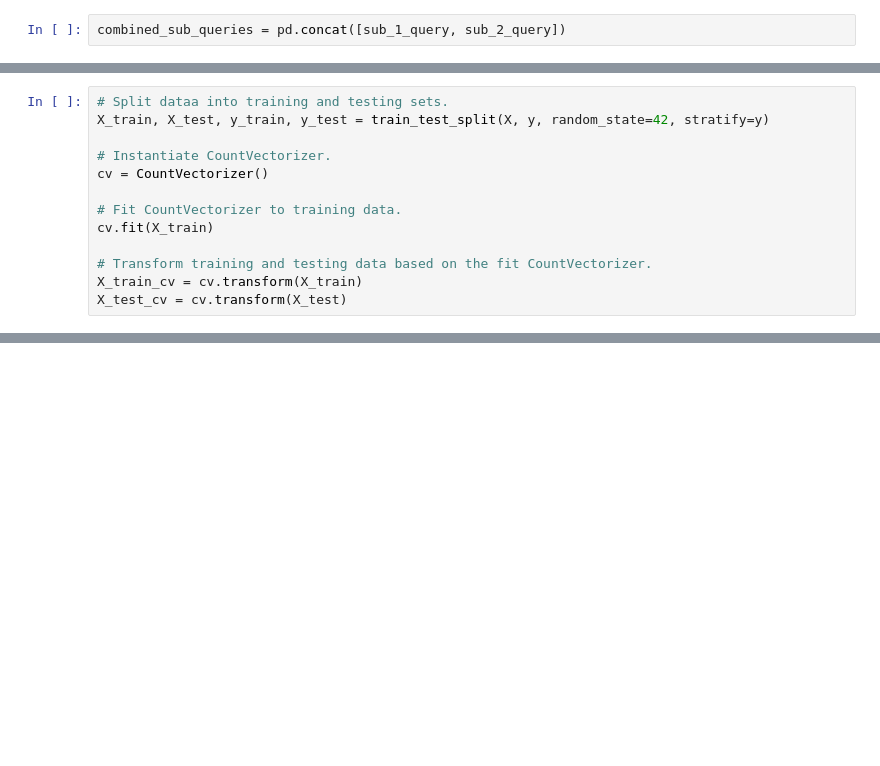
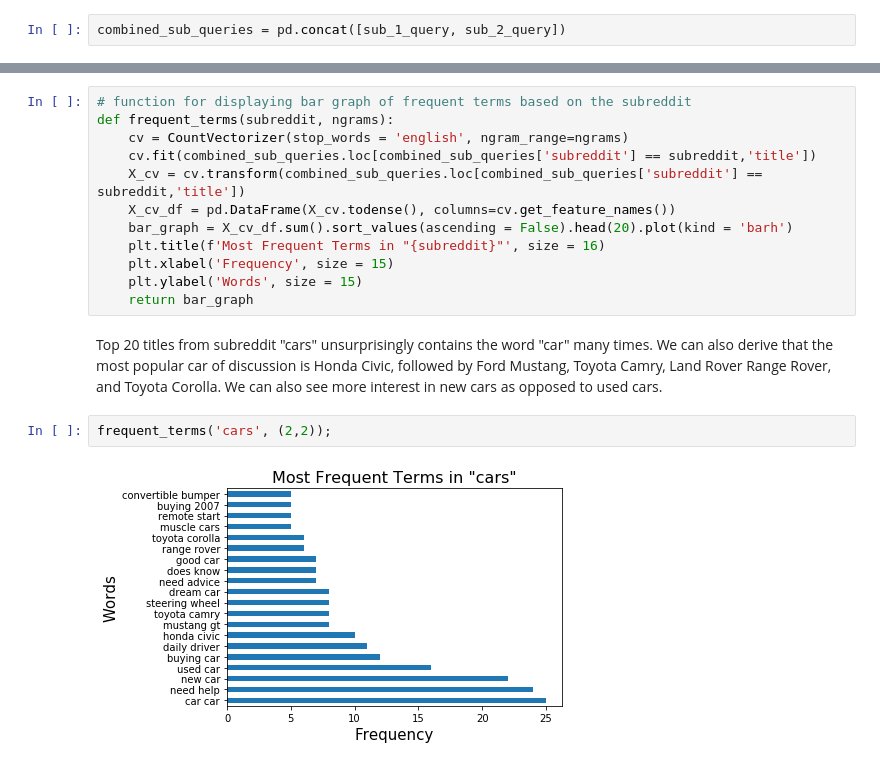
Before and after one commit to LexLau/Classifying-subreddit-cars-vs-teslamotors-with-NLP, a Jupyter notebook: Project_3_Web_APIs_&_NLP.ipynb, the cells around one changed output, grey strips where cells are left out. Drawn from its saved outputs; the diff is of its cells as text; blank space fills up the shorter version.

```diff
--- a/Project_3_Web_APIs_&_NLP.ipynb
+++ b/Project_3_Web_APIs_&_NLP.ipynb
@@ -246,13 +244,0 @@ y = combined_sub_queries['subreddit'].map(lambda x: 1 if x == 'teslamotors' else
-# %%
-# Split dataa into training and testing sets.
-X_train, X_test, y_train, y_test = train_test_split(X, y, random_state=42, stratify=y)
-
-# Instantiate CountVectorizer.
-cv = CountVectorizer()
-
-# Fit CountVectorizer to training data.
-cv.fit(X_train)
-
-# Transform training and testing data based on the fit CountVectorizer.
-X_train_cv = cv.transform(X_train)
-X_test_cv = cv.transform(X_test)
@@ -457,0 +255,18 @@ Pipeline(memory=None,
+# %%
+# function for displaying bar graph of frequent terms based on the subreddit
+def frequent_terms(subreddit, ngrams):
+    cv = CountVectorizer(stop_words = 'english', ngram_range=ngrams)
+    cv.fit(combined_sub_queries.loc[combined_sub_queries['subreddit'] == subreddit,'title'])
+    X_cv = cv.transform(combined_sub_queries.loc[combined_sub_queries['subreddit'] == subreddit,'title'])
+    X_cv_df = pd.DataFrame(X_cv.todense(), columns=cv.get_feature_names())
+    bar_graph = X_cv_df.sum().sort_values(ascending = False).head(20).plot(kind = 'barh')
+    plt.title(f'Most Frequent Terms in "{subreddit}"', size = 16)
+    plt.xlabel('Frequency', size = 15)
+    plt.ylabel('Words', size = 15)
+    return bar_graph
+# %% [markdown]
+Top 20 titles from subreddit "cars" unsurprisingly contains the word "car" many times. We can also derive that the most popular car of discussion is Honda Civic, followed by Ford Mustang, Toyota Camry, Land Rover Range Rover, and Toyota Corolla. We can also see more interest in new cars as opposed to used cars.
+# %%
+frequent_terms('cars', (2,2));
+# %% [output]
+[figure, added]
```
Also changed, not shown: parts of 128 cells of this notebook, 2 other files.
